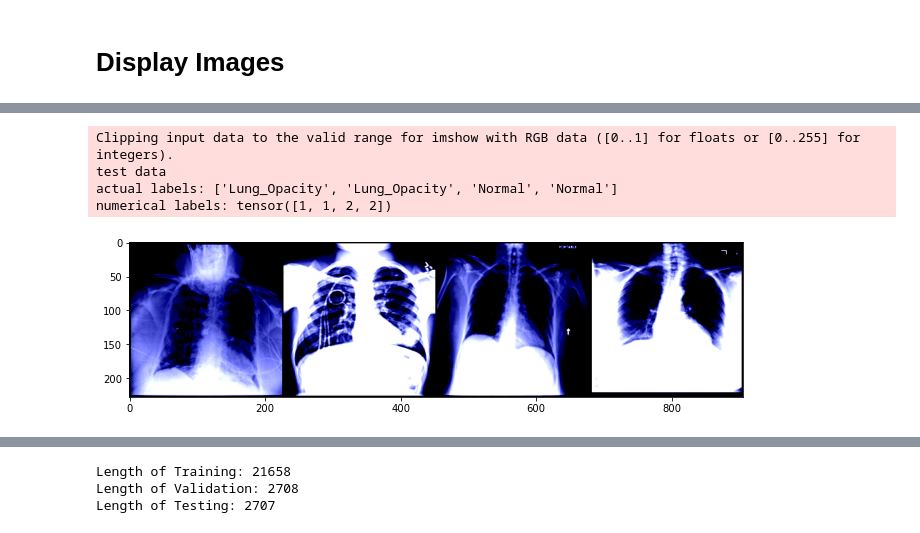
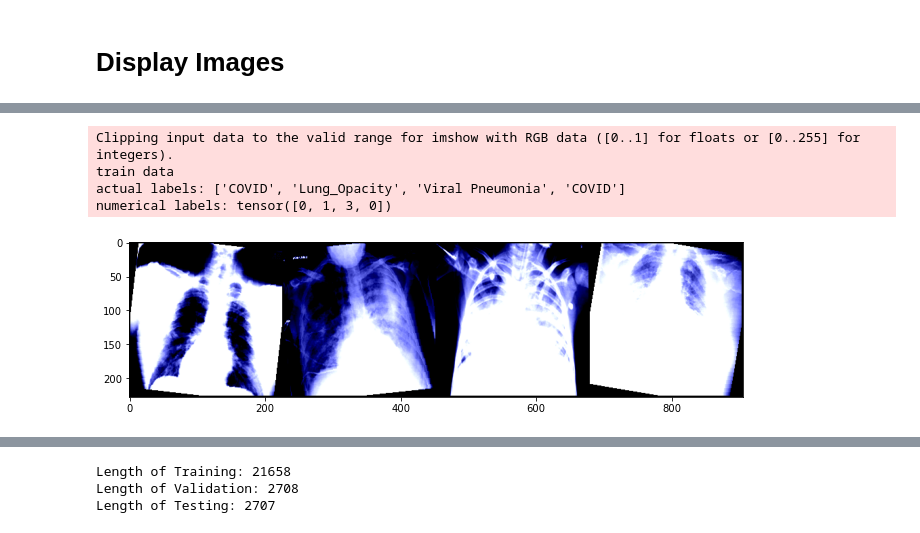
Before and after one commit to JasmineWang553/Stat-453-Chest-X-ray-Data, a Jupyter notebook: AlexNet.ipynb, the cells around one changed output, grey strips where cells are left out. Saved outputs shown, nothing was run; the diff lists cells and outputs as text; code cells hidden in the pictures.

```diff
--- a/AlexNet.ipynb
+++ b/AlexNet.ipynb
@@ -77,27 +40,5 @@ valid_loader = DataLoader(val_data, 64, shuffle = True)
+# %%
+dataset_path = '.\\Combined_data'
+datas, train_loader, valid_loader, test_loader = split_train_test_loaders(dataset_path)
 # %% [markdown]
 # Display Images
-# %%
-def convert_lab(lab):
-    label_dc = {0: 'COVID', 1: 'Lung_Opacity', 2: 'Normal', 3: 'Viral Pneumonia'}
-    return [label_dc[int(i)] for i in list(lab)]
-
-def show_img(data):
-    loader = DataLoader(data, 4, shuffle = True)
-
-    batch = next(iter(loader))
-    img, lab = batch
-
-    grid = torchvision.utils.make_grid(img, nrow=4)
-    plt.figure(figsize = (11, 11))
-    plt.imshow(np.transpose(grid, (1, 2, 0)))
-
-    print(f'actual labels: {convert_lab(lab)}')
-    print(f'numerical labels: {lab}')
-
-###################################
-print('before transform')
-show_img(ImageFolder(dataset_path, transforms.Compose([
-    transforms.Resize((224, 224)),
-    transforms.ToTensor(),
-])
-))
@@ -109,9 +45,9 @@ numerical labels: tensor([2, 1, 0, 1])
 # %%
-print('test data')
-show_img(test_data)
+print('train data')
+show_img(datas[0])
 # %% [output]
 Clipping input data to the valid range for imshow with RGB data ([0..1] for floats or [0..255] for integers).
-test data
-actual labels: ['Lung_Opacity', 'Lung_Opacity', 'Normal', 'Normal']
-numerical labels: tensor([1, 1, 2, 2])
+train data
+actual labels: ['COVID', 'Lung_Opacity', 'Viral Pneumonia', 'COVID']
+numerical labels: tensor([0, 1, 3, 0])
-[figure, old version]
+[figure, new version]
```
Also changed, not shown: parts of 44 cells of this notebook, 5 other files.
